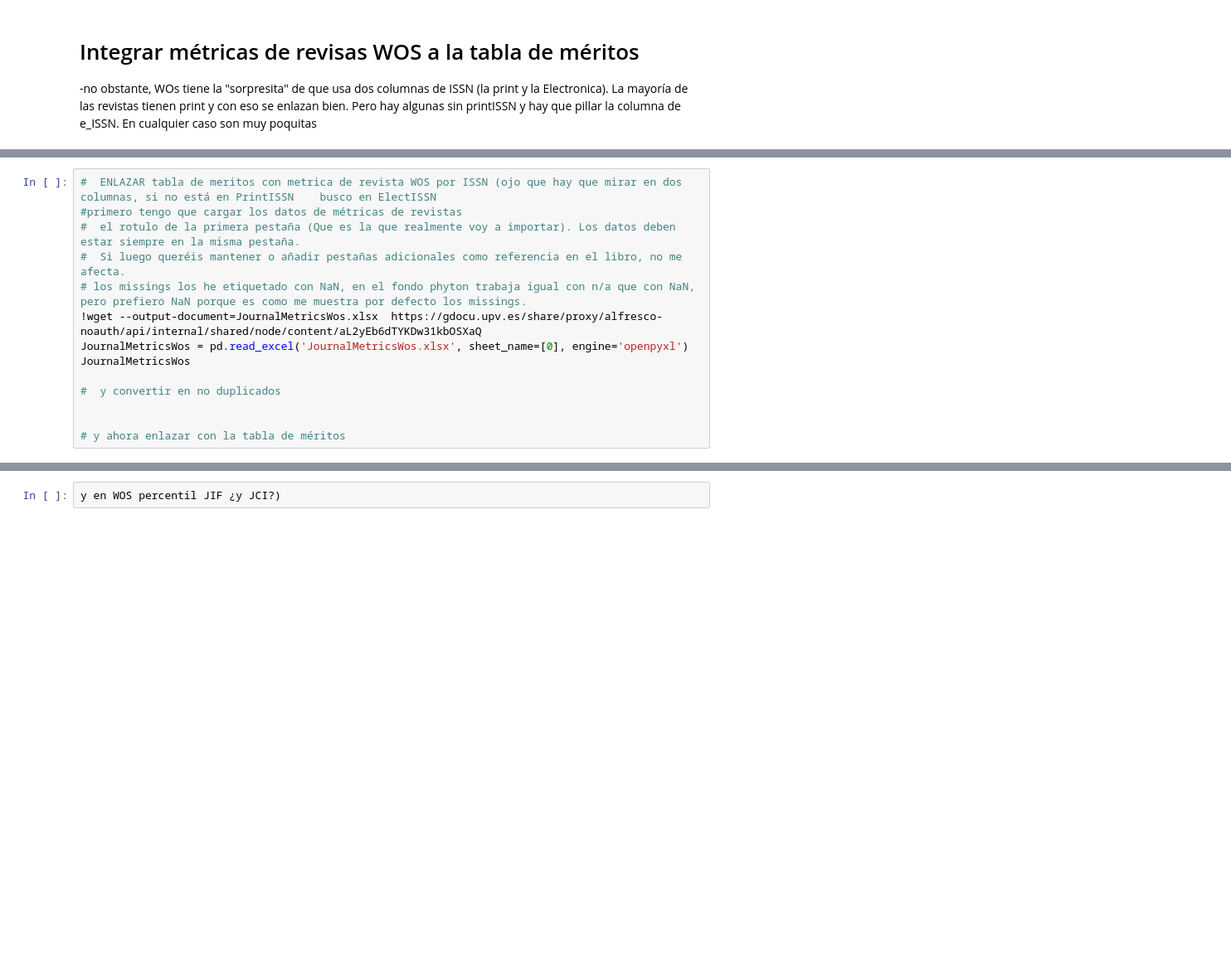
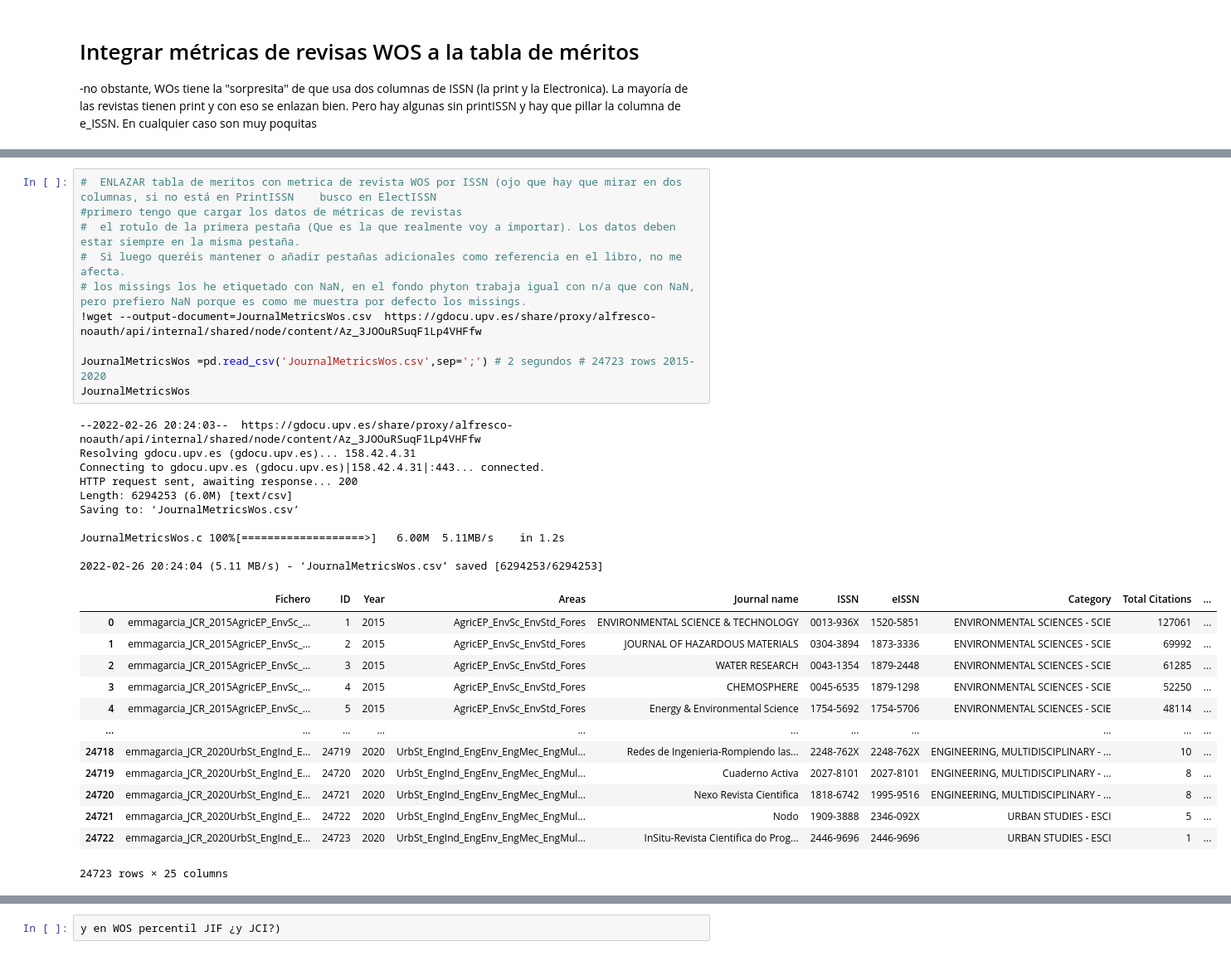
Before and after one commit to jamg-upv/Impacto-citas-articulo, a Jupyter notebook: impactoencitas.ipynb, the cells around one changed output, grey strips where cells are left out. Shown at 83% size. Drawn from its saved outputs; the diff is of its cells as text; blank space fills up the shorter version.

```diff
--- a/impactoencitas.ipynb
+++ b/impactoencitas.ipynb
@@ -751,14 +762,34 @@ dfIntermedioConScopus.to_csv('dfIntermedioConScopus.csv',encoding='utf-8', index
 # %%
 #  ENLAZAR tabla de meritos con metrica de revista WOS por ISSN (ojo que hay que mirar en dos columnas, si no está en PrintISSN	 busco en ElectISSN
 #primero tengo que cargar los datos de métricas de revistas
 #  el rotulo de la primera pestaña (Que es la que realmente voy a importar). Los datos deben estar siempre en la misma pestaña.
 #  Si luego queréis mantener o añadir pestañas adicionales como referencia en el libro, no me afecta.
 # los missings los he etiquetado con NaN, en el fondo phyton trabaja igual con n/a que con NaN, pero prefiero NaN porque es como me muestra por defecto los missings.
-!wget --output-document=JournalMetricsWos.xlsx  https://gdocu.upv.es/share/proxy/alfresco-noauth/api/internal/shared/node/content/aL2yEb6dTYKDw31kbOSXaQ
-JournalMetricsWos = pd.read_excel('JournalMetricsWos.xlsx', sheet_name=[0], engine='openpyxl')
+!wget --output-document=JournalMetricsWos.csv  https://gdocu.upv.es/share/proxy/alfresco-noauth/api/internal/shared/node/content/Az_3JOOuRSuqF1Lp4VHFfw
+
+JournalMetricsWos =pd.read_csv('JournalMetricsWos.csv',sep=';') # 2 segundos # 24723 rows 2015-2020
 JournalMetricsWos
-
-#  y convertir en no duplicados
-
-
-# y ahora enlazar con la tabla de méritos
+# %% [output]
+--2022-02-26 20:24:03--  https://gdocu.upv.es/share/proxy/alfresco-noauth/api/internal/shared/node/content/Az_3JOOuRSuqF1Lp4VHFfw
+Resolving gdocu.upv.es (gdocu.upv.es)... 158.42.4.31
+Connecting to gdocu.upv.es (gdocu.upv.es)|158.42.4.31|:443... connected.
+HTTP request sent, awaiting response... 200
+Length: 6294253 (6.0M) [text/csv]
+Saving to: ‘JournalMetricsWos.csv’
+
+JournalMetricsWos.c 100%[===================>]   6.00M  5.11MB/s    in 1.2s
+
+2022-02-26 20:24:04 (5.11 MB/s) - ‘JournalMetricsWos.csv’ saved [6294253/6294253]
+|  | Fichero | ID | Year | Areas | Journal name | ISSN | eISSN | Category | Total Citations | ... |
+| 0 | emmagarcia_JCR_2015AgricEP_EnvSc_... | 1 | 2015 | AgricEP_EnvSc_EnvStd_Fores | ENVIRONMENTAL SCIENCE & TECHNOLOGY | 0013-936X | 1520-5851 | ENVIRONMENTAL SCIENCES - SCIE | 127061 | ... |
+| 1 | emmagarcia_JCR_2015AgricEP_EnvSc_... | 2 | 2015 | AgricEP_EnvSc_EnvStd_Fores | JOURNAL OF HAZARDOUS MATERIALS | 0304-3894 | 1873-3336 | ENVIRONMENTAL SCIENCES - SCIE | 69992 | ... |
+| 2 | emmagarcia_JCR_2015AgricEP_EnvSc_... | 3 | 2015 | AgricEP_EnvSc_EnvStd_Fores | WATER RESEARCH | 0043-1354 | 1879-2448 | ENVIRONMENTAL SCIENCES - SCIE | 61285 | ... |
+| 3 | emmagarcia_JCR_2015AgricEP_EnvSc_... | 4 | 2015 | AgricEP_EnvSc_EnvStd_Fores | CHEMOSPHERE | 0045-6535 | 1879-1298 | ENVIRONMENTAL SCIENCES - SCIE | 52250 | ... |
+| 4 | emmagarcia_JCR_2015AgricEP_EnvSc_... | 5 | 2015 | AgricEP_EnvSc_EnvStd_Fores | Energy & Environmental Science | 1754-5692 | 1754-5706 | ENVIRONMENTAL SCIENCES - SCIE | 48114 | ... |
+| ... | ... | ... | ... | ... | ... | ... | ... | ... | ... | ... |
+| 24718 | emmagarcia_JCR_2020UrbSt_EngInd_E... | 24719 | 2020 | UrbSt_EngInd_EngEnv_EngMec_EngMul... | Redes de Ingenieria-Rompiendo las... | 2248-762X | 2248-762X | ENGINEERING, MULTIDISCIPLINARY - ... | 10 | ... |
+| 24719 | emmagarcia_JCR_2020UrbSt_EngInd_E... | 24720 | 2020 | UrbSt_EngInd_EngEnv_EngMec_EngMul... | Cuaderno Activa | 2027-8101 | 2027-8101 | ENGINEERING, MULTIDISCIPLINARY - ... | 8 | ... |
+| 24720 | emmagarcia_JCR_2020UrbSt_EngInd_E... | 24721 | 2020 | UrbSt_EngInd_EngEnv_EngMec_EngMul... | Nexo Revista Cientifica | 1818-6742 | 1995-9516 | ENGINEERING, MULTIDISCIPLINARY - ... | 8 | ... |
+| 24721 | emmagarcia_JCR_2020UrbSt_EngInd_E... | 24722 | 2020 | UrbSt_EngInd_EngEnv_EngMec_EngMul... | Nodo | 1909-3888 | 2346-092X | URBAN STUDIES - ESCI | 5 | ... |
+| 24722 | emmagarcia_JCR_2020UrbSt_EngInd_E... | 24723 | 2020 | UrbSt_EngInd_EngEnv_EngMec_EngMul... | InSitu-Revista Cientifica do Prog... | 2446-9696 | 2446-9696 | URBAN STUDIES - ESCI | 1 | ... |
+24723 rows × 25 columns
```
Also changed, not shown: parts of 14 cells of this notebook.
